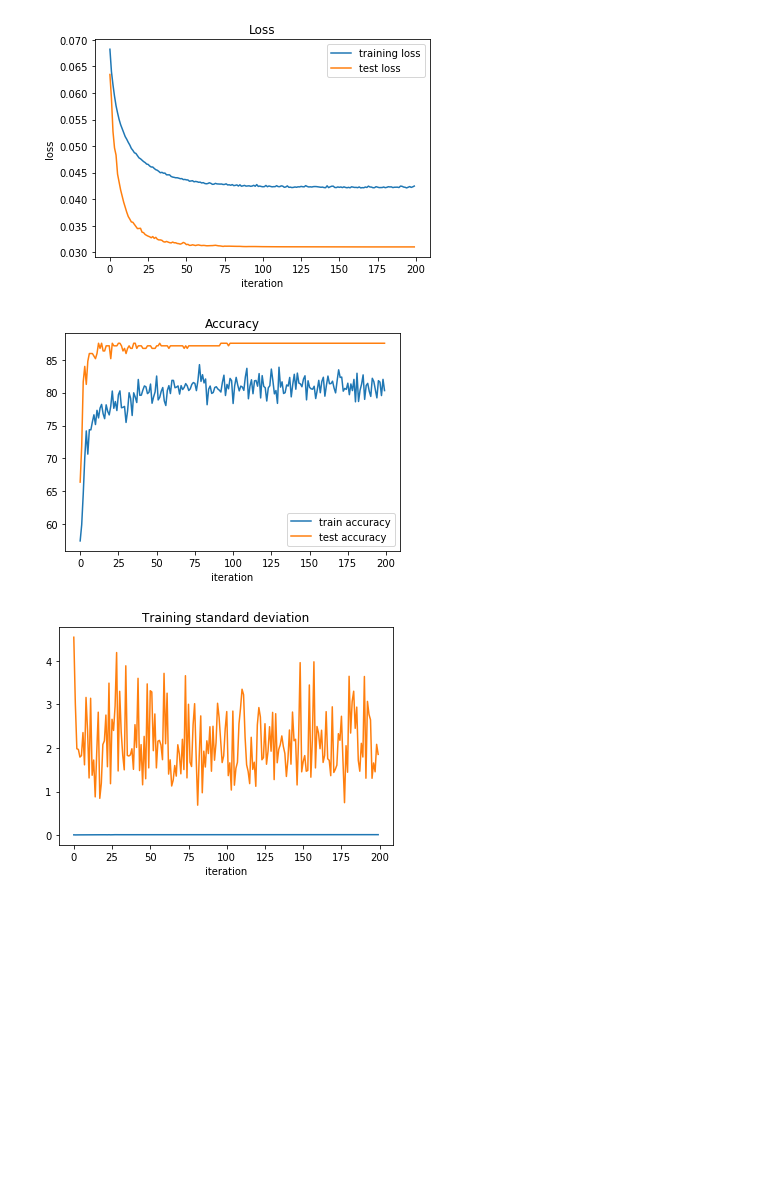
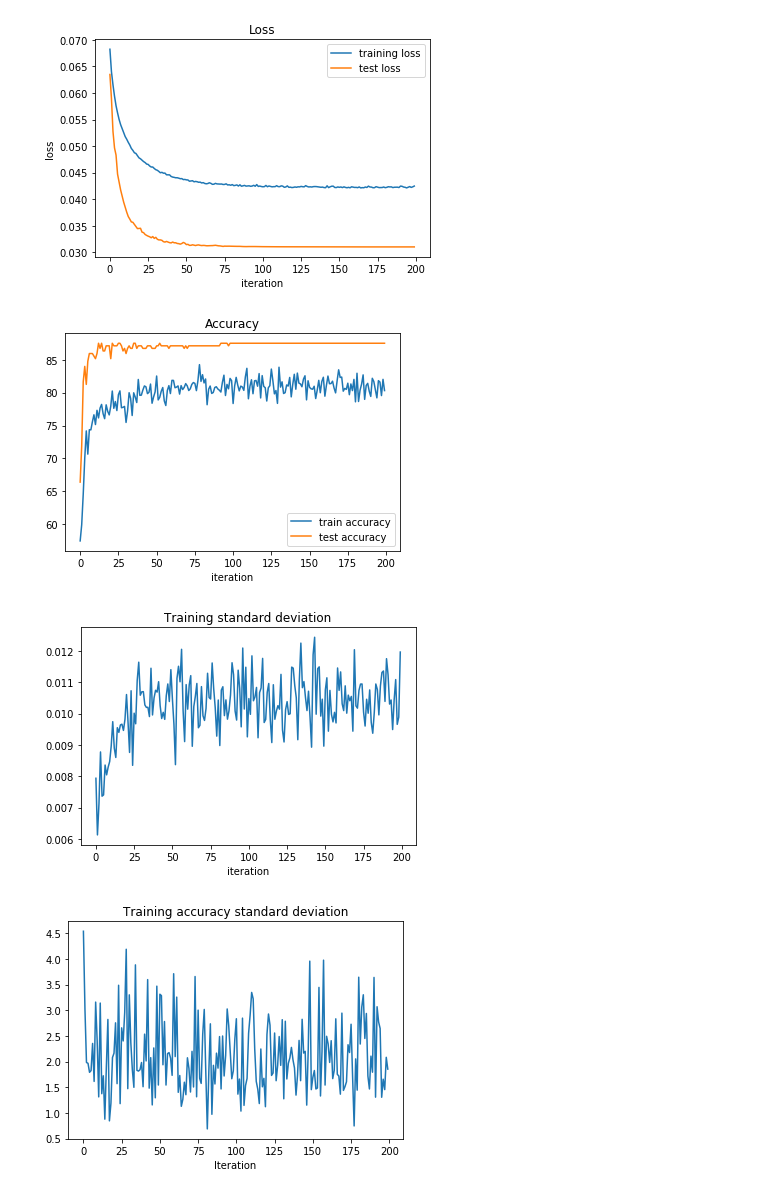
Before and after one commit to ammerss/Machine-Learning-Project-2019-2, a Jupyter notebook: #7.ipynb, the cells around one changed output. Saved outputs shown, nothing was run; the diff lists cells and outputs as text; code cells hidden in the pictures; blank space fills up the shorter version.

Commit message:
plot graphs edit

```diff
--- a/#7.ipynb
+++ b/#7.ipynb
@@ -260,34 +260,35 @@ for e in range(epoch):
 # %%
 import matplotlib.pyplot as plt
 plt.plot(loss_train_mean,label = "training loss")
 plt.plot(loss_test,label="test loss")
 plt.xlabel('iteration')
 plt.ylabel('loss')
 plt.title('Loss')
 plt.legend()
 plt.show()
 
 plt.plot(accuracy_train_mean,label="train accuracy")
 plt.plot(accuracy_test,label="test accuracy")
 plt.xlabel('iteration')
 plt.title('Accuracy')
 plt.legend()
 plt.show()
 
 plt.plot(loss_train_std,label = "loss std")
 plt.title('Training standard deviation')
 plt.xlabel('iteration')
-plt.legend
 plt.show()
 
 
 plt.plot(accuracy_train_std,label=" accuracy std")
 plt.title('Training accuracy standard deviation')
-plt.legend
+plt.xlabel('Iteration')
+plt.show()
 # %% [output]
 [figure]
 [figure]
-[figure, old version]
+[figure, new version]
+[figure, added]
 # %%
 print("\t\ttraining\t\ttest\t\t")
 print("=================================================================================")
```
Also changed, not shown: parts of 1 cell of this notebook.
